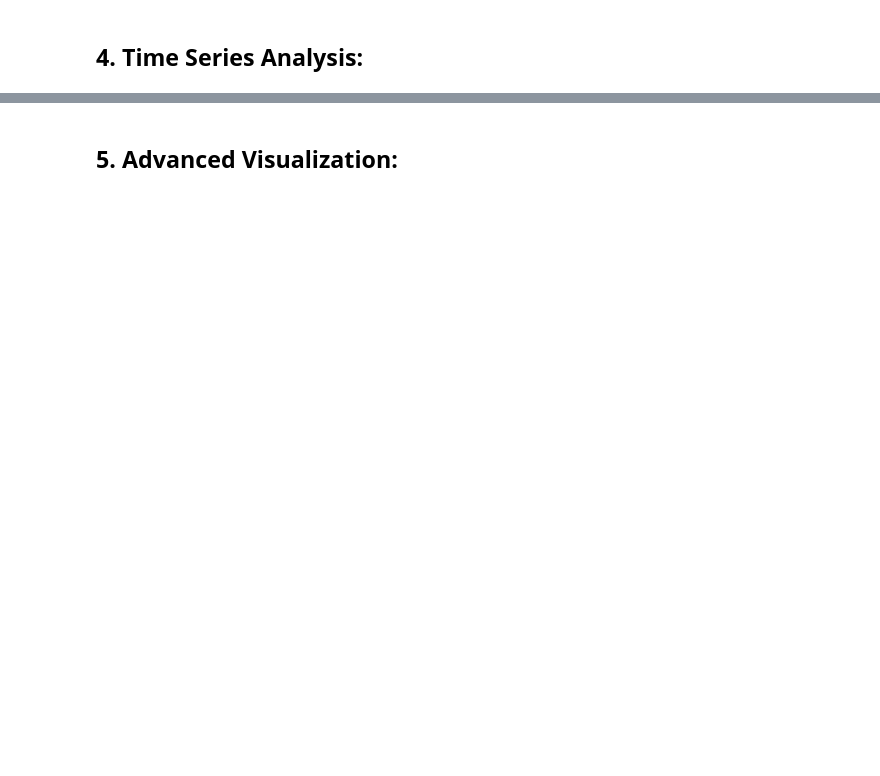
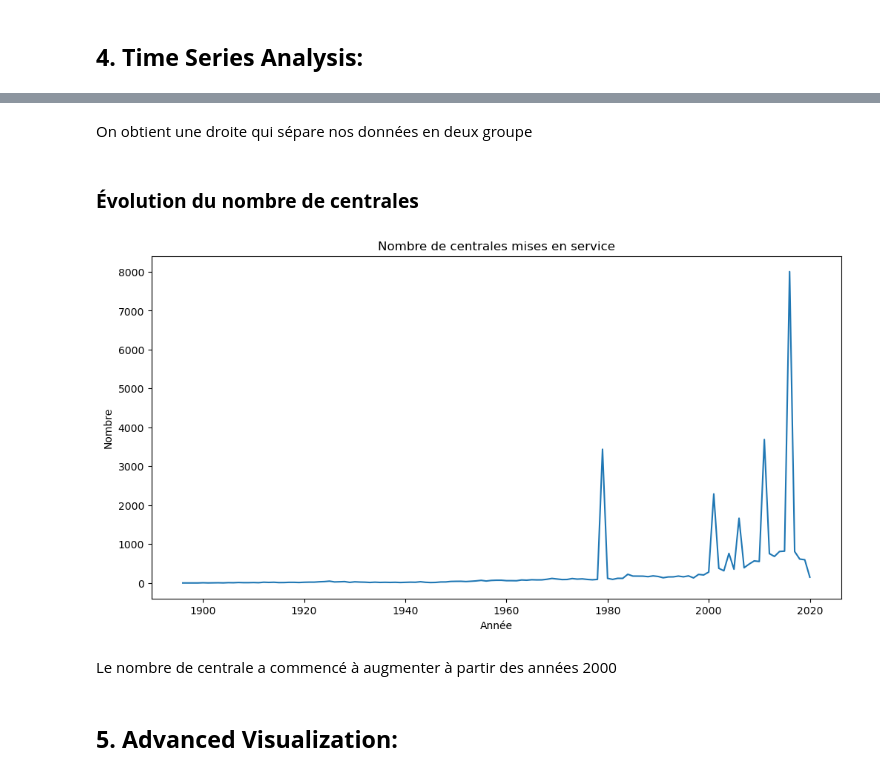
Before and after one commit to CyriacAssan79/DI-Bootcamp, a Jupyter notebook: Week3/day2/DailyChallenge/DailyChallenge.ipynb, the cells around one changed output, grey strips where cells are left out. Drawn from its saved outputs; the diff is of its cells as text; code cells hidden in the pictures; blank space fills up the shorter version.

```diff
--- a/Week3/day2/DailyChallenge/DailyChallenge.ipynb
+++ b/Week3/day2/DailyChallenge/DailyChallenge.ipynb
@@ -203,2 +801,20 @@ df['estimated_generation_gwh_2017'] = df['estimated_generation_gwh_2017'].fillna
+# %% [markdown]
+On obtient une droite qui sépare nos données en deux groupe
+# %% [markdown]
+### **Évolution du nombre de centrales**
+# %%
+plt.figure(figsize=(12,6))
+
+plt.plot(group_year.index,
+         group_year.values)
+
+plt.title("Nombre de centrales mises en service")
+plt.xlabel("Année")
+plt.ylabel("Nombre")
+plt.show()
+# %% [output]
+[figure, added]
+# %% [markdown]
+Le nombre de centrale a commencé à augmenter à partir des années 2000
 # %% [markdown]
 ## **5. Advanced Visualization:**
```
Also changed, not shown: parts of 84 cells of this notebook.
